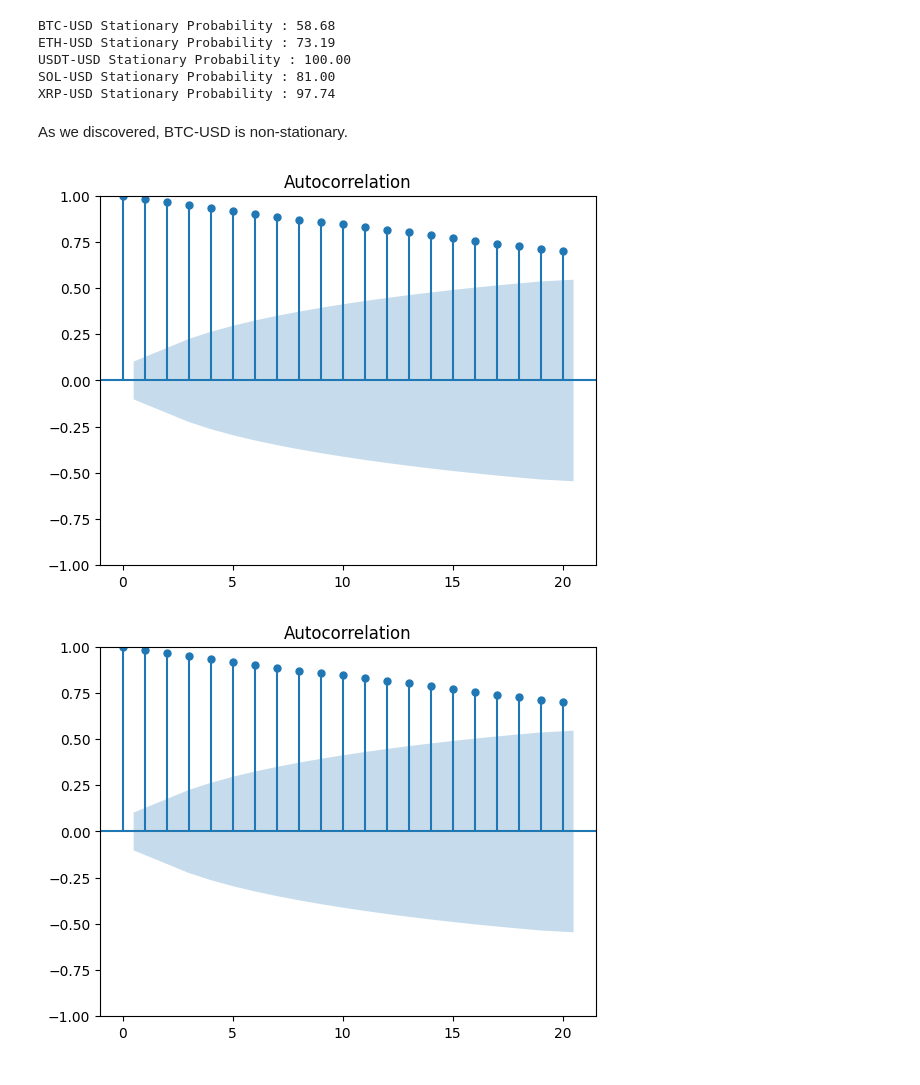
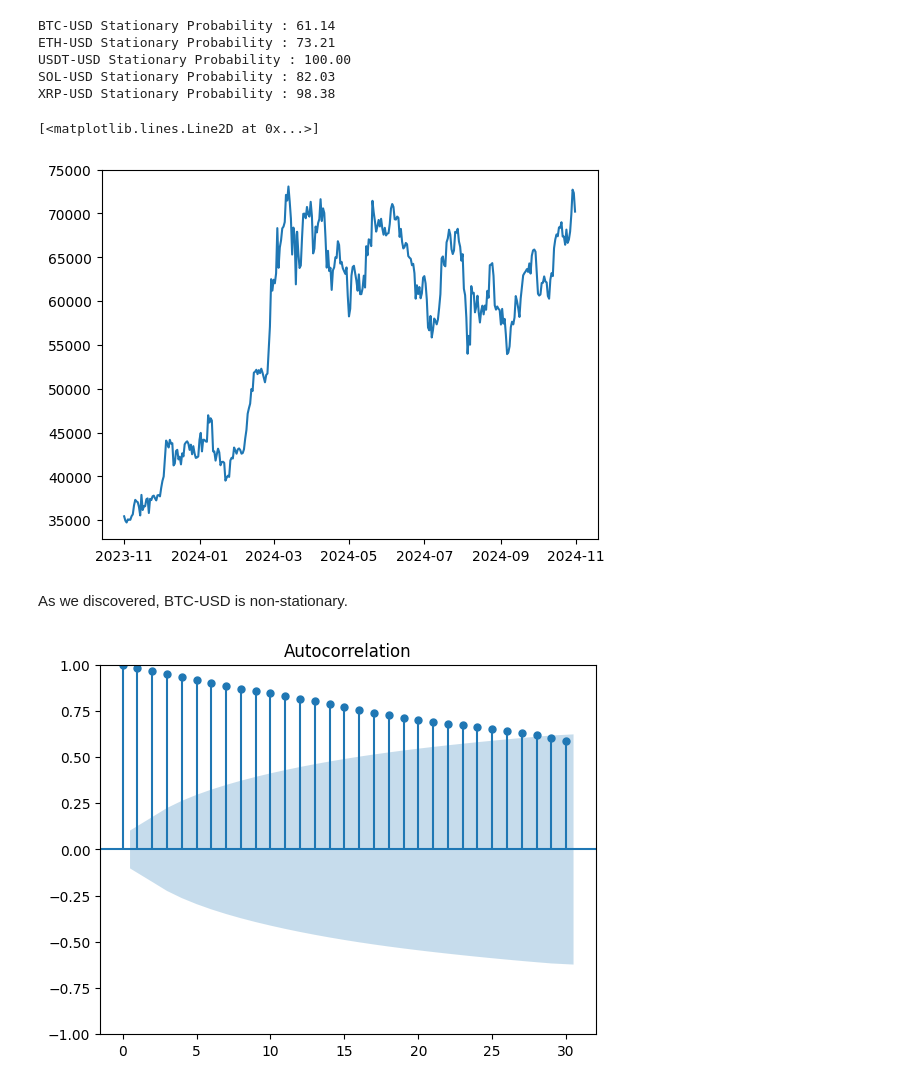
Before and after one commit to K-T-P/Trading-Algorithms-Course, a Jupyter notebook: HW4/HW4.ipynb, the cells around one changed output. Saved outputs shown, nothing was run; the diff lists cells and outputs as text; code cells hidden in the pictures.

```diff
--- a/HW4/HW4.ipynb
+++ b/HW4/HW4.ipynb
@@ -37,19 +42,24 @@ oneday_dataframe = pd.DataFrame(oneday_dict)
 stats = {}
 # %%
 for coin in onehour_dataframe.columns:
-    print(f"{coin} Stationary Probability : {(1 - adfuller(onehour_dataframe[coin])[1])*100:.2f}")
+    print(f"{coin} Stationary Probability : {(1 - adfuller(oneday_dataframe[coin])[1])*100:.2f}")
 # %% [output]
-BTC-USD Stationary Probability : 58.68
-ETH-USD Stationary Probability : 73.19
+BTC-USD Stationary Probability : 61.14
+ETH-USD Stationary Probability : 73.21
 USDT-USD Stationary Probability : 100.00
-SOL-USD Stationary Probability : 81.00
-XRP-USD Stationary Probability : 97.74
+SOL-USD Stationary Probability : 82.03
+XRP-USD Stationary Probability : 98.38
+# %%
+plt.plot(oneday_dataframe['BTC-USD'])
+# %% [output]
+[<matplotlib.lines.Line2D at 0x...>]
+[figure, added]
 # %% [markdown]
 As we discovered, BTC-USD is non-stationary.
 # %%
-plot_acf(oneday_dataframe['BTC-USD'], lags=20)
+plot_acf(oneday_dataframe['BTC-USD'], lags=30)
+plt.show()
 # %% [output]
-[figure, old version]
+[figure, new version]
-[figure, removed]
 # %%
 plot_pacf(oneday_dataframe['BTC-USD'], method="ywm")
```
Also changed, not shown: parts of 49 cells of this notebook.
